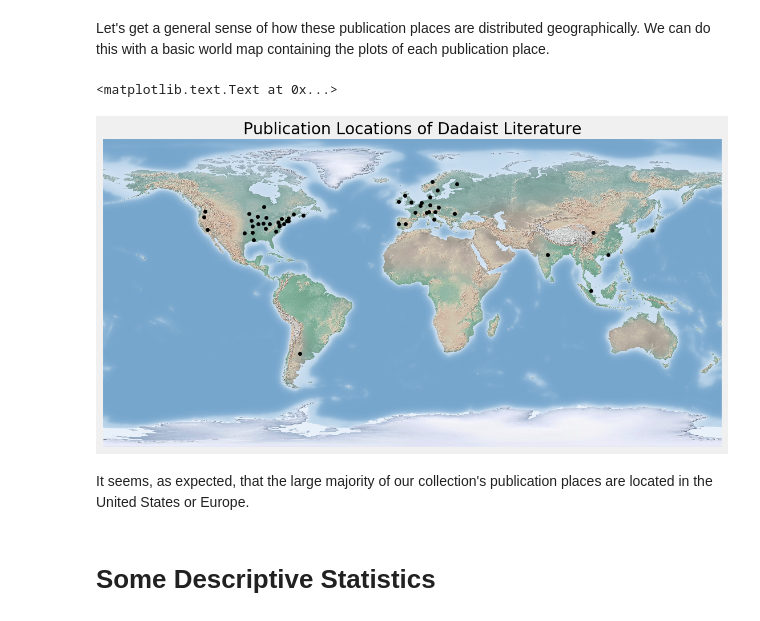
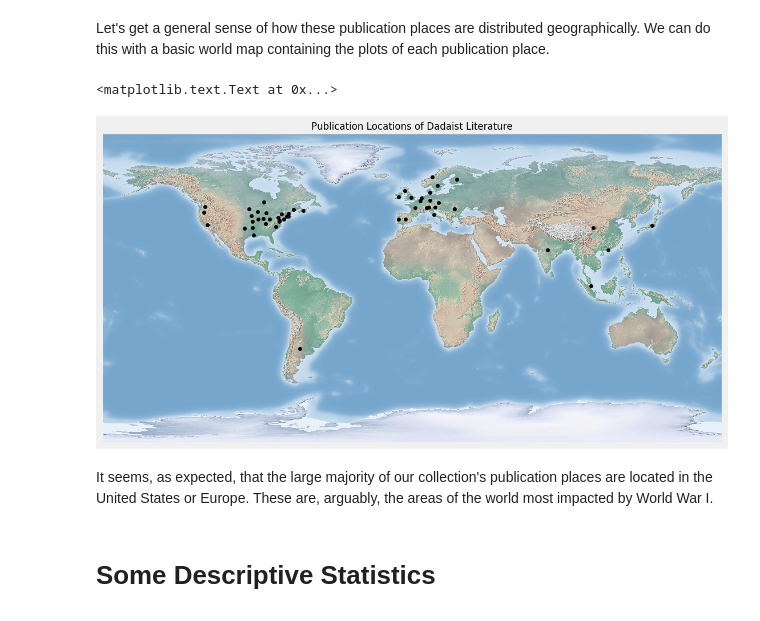
Before and after one commit to ds-modules/Library-HTRC, a Jupyter notebook: 03-mapping/Mapping the Books of the Dadaist Movement.ipynb, the cells around one changed output. Cells and saved outputs as stored; diff of their text form; code cells hidden in the pictures.

```diff
--- a/03-mapping/Mapping the Books of the Dadaist Movement.ipynb
+++ b/03-mapping/Mapping the Books of the Dadaist Movement.ipynb
@@ -411,17 +251,17 @@ from mpl_toolkits.basemap import Basemap
 # %%
 full_map = Basemap(projection='cyl', resolution=None)
 full_map.shadedrelief()
 
 fig = plt.gcf()
 fig.set_size_inches(12.5, 8.5)
 
 full_map.scatter(locations["Longitude"], locations["Latitude"], color="black")
-plt.title("Publication Locations of Dadaist Literature")
+plt.title("Publication Locations of Dadaist Literature", fontsize=12)
 # %% [output]
 <matplotlib.text.Text at 0x...>
-[figure, old version]
+[figure, new version]
 # %% [markdown]
-It seems, as expected, that the large majority of our collection's publication places are located in the United States or Europe.
+It seems, as expected, that the large majority of our collection's publication places are located in the United States or Europe. These are, arguably, the areas of the world most impacted by World War I.
 # %% [markdown]
 # Some Descriptive Statistics
 # %% [markdown]
```
Also changed, not shown: parts of 25 cells of this notebook, 13 other files.
